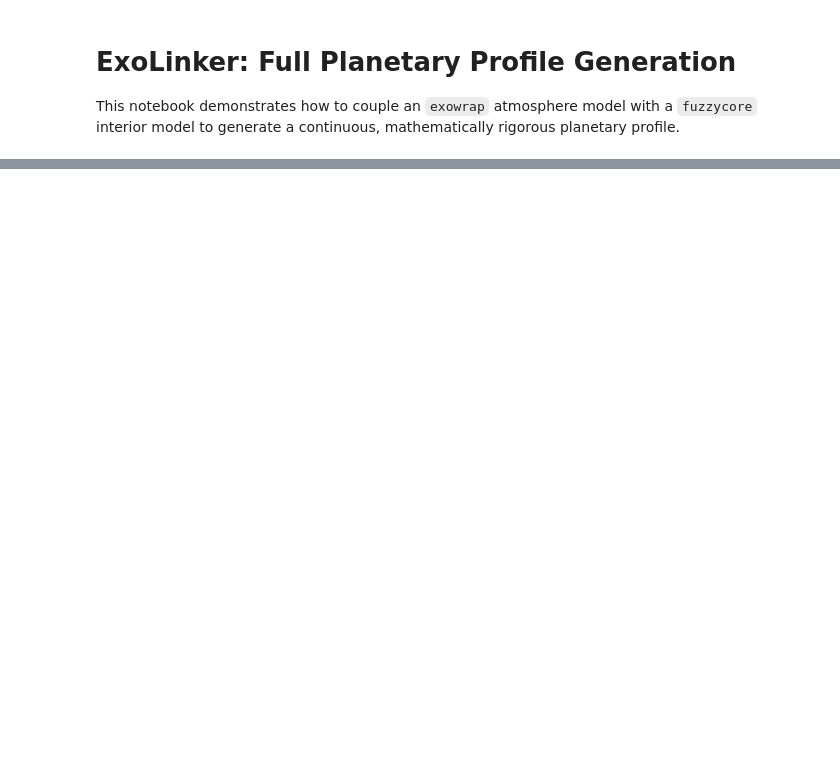
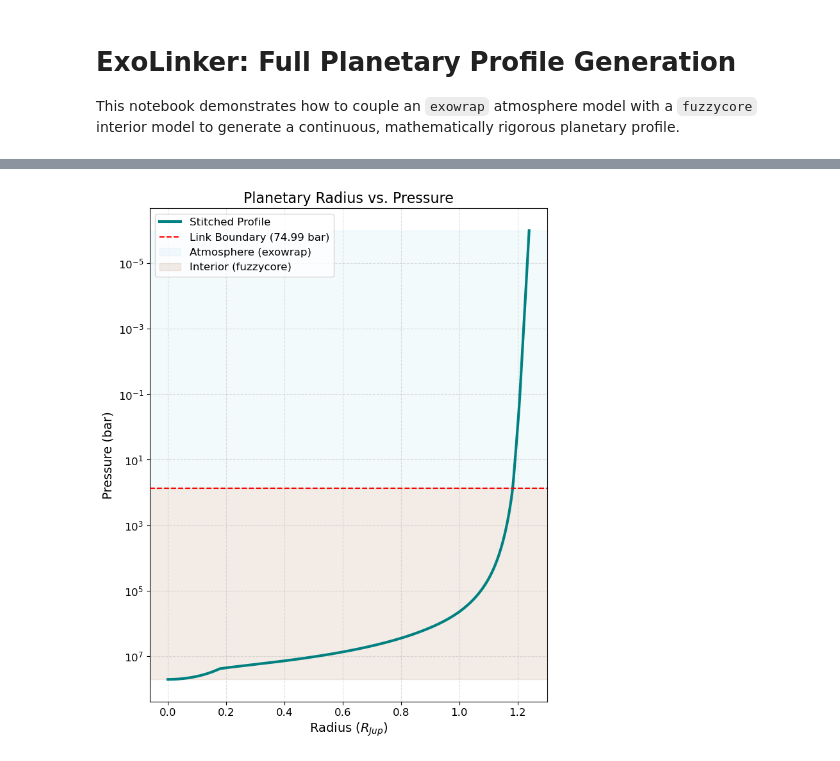
Before and after one commit to ChristianSWilkinson/exoweave, a Jupyter notebook: notebooks/test_exoweave.ipynb, the cells around one changed output, grey strips where cells are left out. Drawn from its saved outputs; the diff is of its cells as text; code cells hidden in the pictures; blank space fills up the shorter version.

Commit message:
updates and crrections plus grid making tools

```diff
--- a/notebooks/test_exoweave.ipynb
+++ b/notebooks/test_exoweave.ipynb
@@ -233,0 +173,51 @@ Data saved to: ../exolinker_outputs/results/M_1.00_Tint_517.9_Met_0.00.pkl
+# %%
+import matplotlib.pyplot as plt
+import numpy as np
+
+# Ensure we have a converged result to plot
+if results['status'] == 'converged':
+    df = results['stitched_profile']
+    p_link = results['final_params']['p_link_bar']
+
+    # Handle column names dynamically (in case your master profile uses meters instead of Jupiter Radii)
+    if 'Radius_Rjup' in df.columns:
+        r_col = 'Radius_Rjup'
+        x_label = "Radius ($R_{Jup}$)"
+    elif 'Radius_m' in df.columns:
+        # Convert meters to Jupiter radii on the fly (1 R_Jup = 71,492,000 m)
+        df['Radius_Rjup_tmp'] = df['Radius_m'] / 71492000.0
+        r_col = 'Radius_Rjup_tmp'
+        x_label = "Radius ($R_{Jup}$)"
+    else:
+        # Fallback if standard names aren't found
+        r_col = [col for col in df.columns if 'rad' in col.lower()][0]
+        x_label = "Radius"
+
+    fig, ax = plt.subplots(figsize=(8, 10))
+
+    # 1. Plot the continuous Radius vs. Pressure curve
+    ax.plot(df[r_col], df['Pressure_bar'], color='teal', lw=3, zorder=3, label='Stitched Profile')
+
+    # 2. Draw a line showing exactly where the two models linked
+    ax.axhline(p_link, color='red', linestyle='--', zorder=4, label=f'Link Boundary ({p_link:.2f} bar)')
+
+    # 3. Format the axes (Log pressure, inverted so the deep core is at the bottom)
+    ax.set_yscale('log')
+    ax.invert_yaxis()
+    ax.set_xlabel(x_label, fontsize=14)
+    ax.set_ylabel("Pressure (bar)", fontsize=14)
+    ax.set_title("Planetary Radius vs. Pressure", fontsize=16)
+
+    # 4. Fill background colors to show physical domains
+    ax.axhspan(df['Pressure_bar'].min(), p_link, color='skyblue', alpha=0.1, label='Atmosphere (exowrap)')
+    ax.axhspan(p_link, df['Pressure_bar'].max(), color='saddlebrown', alpha=0.1, label='Interior (fuzzycore)')
+
+    # Add a grid for easier reading of specific depths
+    plt.grid(True, which="both", ls="--", alpha=0.4)
+    ax.legend(loc='upper left')
+
+    plt.show()
+else:
+    print("The model did not converge. Please check the logs!")
+# %% [output]
+[figure, added]
```
Also changed, not shown: parts of 6 cells of this notebook, 6 other files.
